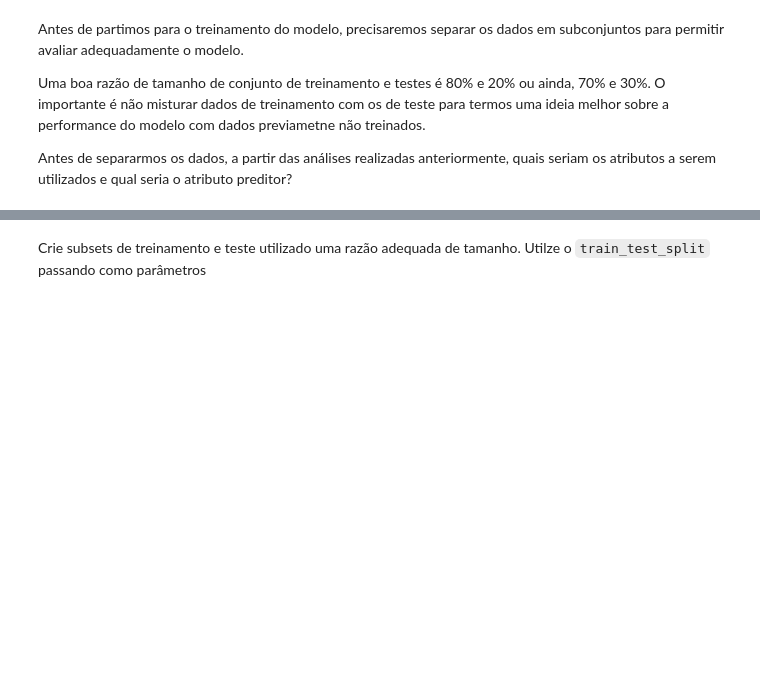
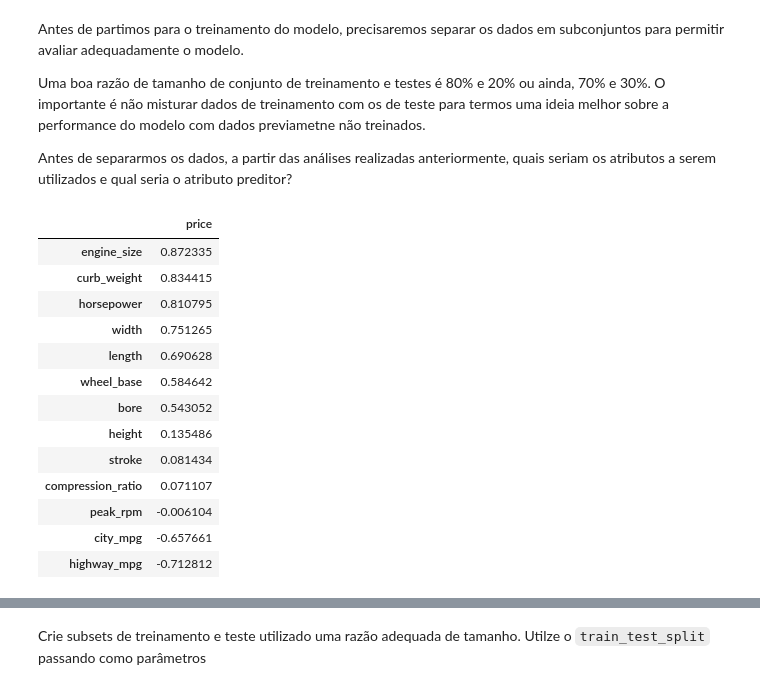
Before and after one commit to vinisimioni/projeto-final-python, a Jupyter notebook: automobile-price-prediction.ipynb, the cells around one changed output, grey strips where cells are left out. Saved outputs shown, nothing was run; the diff lists cells and outputs as text; code cells hidden in the pictures; blank space fills up the shorter version.

```diff
--- a/automobile-price-prediction.ipynb
+++ b/automobile-price-prediction.ipynb
@@ -114,7 +115,7 @@ Relação das coluna e seu significado:
 Vamos utilizar algumas suposições e validar se elas são verdadeiras, por exemplo, o preço do carro pode variar com seu consumo, tamanho ou força? Vamos explorar estas hipósteses ou outras que o grupo julgue relevante.
 # %%
 #Visuazalição pelo mapadecalor da correlações entre as colunas do dataset df_nona (com a substituição dos nan)
-corr = df_raw.corr()
+corr = df.corr()
 sns.heatmap(corr)
 # %% [output]
 <matplotlib.axes._subplots.AxesSubplot at 0x...>
@@ -497,0 +485,20 @@ Antes de separarmos os dados, a partir das análises realizadas anteriormente, q
+# %%
+# A varável dependente no dataset em estudo é o preço do carro (coluna price).
+# Alguns atributos que podemos utilizar como input em algoritmos de aprendizado
+# máquina são 'engine_size', 'curb_weight', 'horsepower'
+corr[['price']][corr['price']!=1].sort_values(by=['price'],ascending=False)
+# %% [output]
+|  | price |
+| engine_size | 0.872335 |
+| curb_weight | 0.834415 |
+| horsepower | 0.810795 |
+| width | 0.751265 |
+| length | 0.690628 |
+| wheel_base | 0.584642 |
+| bore | 0.543052 |
+| height | 0.135486 |
+| stroke | 0.081434 |
+| compression_ratio | 0.071107 |
+| peak_rpm | -0.006104 |
+| city_mpg | -0.657661 |
+| highway_mpg | -0.712812 |
```
Also changed, not shown: parts of 32 cells of this notebook, 1 other file.
